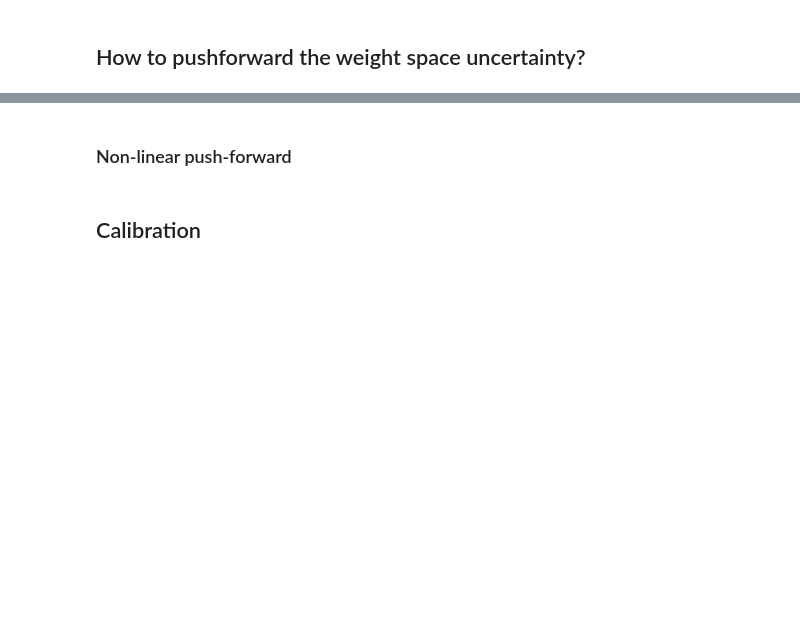
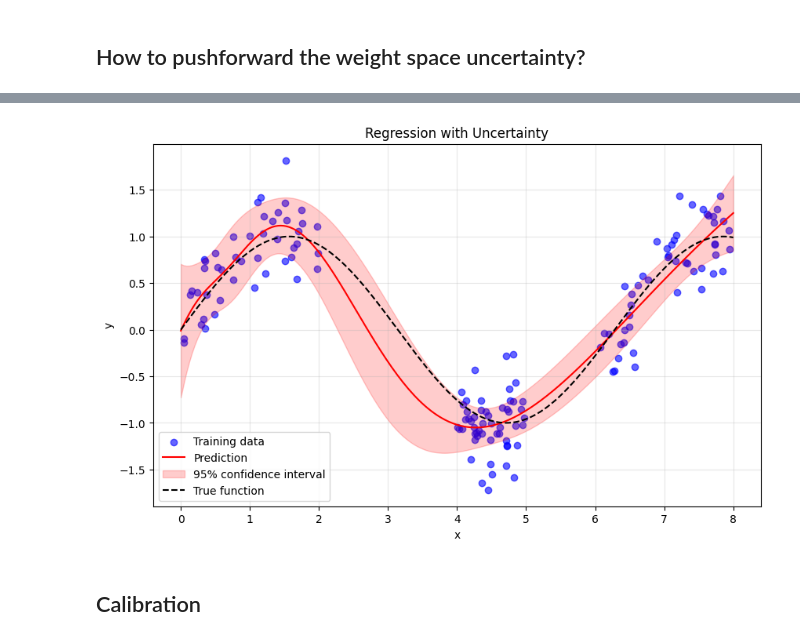
Before and after one commit to lenardrommel/laplax, a Jupyter notebook: examples/0001_posterior_gp_kernel.ipynb, the cells around one changed output, grey strips where cells are left out. Cells and saved outputs as stored; diff of their text form; code cells hidden in the pictures; blank space fills up the shorter version.

```diff
--- a/examples/0001_posterior_gp_kernel.ipynb
+++ b/examples/0001_posterior_gp_kernel.ipynb
@@ -177,41 +281,41 @@ There are three ideas for pushing forward weight space uncertainty.
 # %%
 from functools import partial
+
+from plotting import plot_regression_with_uncertainty
 
 from laplax.eval.pushforward import (
     lin_pred_mean,
     lin_pred_var,
     lin_setup,
     set_lin_pushforward,
 )
 
 # Setup linearized pushforward
 set_prob_predictive = partial(
     set_lin_pushforward,
     model_fn=model_fn,
     mean_params=params,
     posterior_fn=posterior_fn,
     pushforward_fns=[
         lin_setup,
         lin_pred_mean,
         lin_pred_var,
     ],
 )
-prior_arguments = {"prior_prec": 1.0}  # Choose any prior precision.
+prior_arguments = {"prior_prec": 1.}  # Choose any prior precision.
 prob_predictive = set_prob_predictive(
     prior_arguments=prior_arguments,
 )
 
-X_range = jnp.linspace(0, 8, 200).reshape(200, 1)
-pred = jax.vmap(prob_predictive)(X_range)
-pred_mean = pred["pred_mean"][:, 0]
-pred_var = pred["pred_var"][:, 0]
-print(pred_mean.shape, pred_var.shape)
-plot_regression_with_uncertainty(
-    train_input=train_batch["input"],
-    train_target=train_batch["target"],
-    X_grid=X_range,
-    Y_pred=pred_mean,
-    Y_var=pred_var,
+X_pred = jnp.linspace(0, 8, 200).reshape(200, 1)
+pred = jax.vmap(prob_predictive)(X_pred)
+
+_ = plot_regression_with_uncertainty(
+    X_train=train_batch["input"],
+    y_train=train_batch["target"],
+    X_pred=X_pred,
+    y_pred=pred["pred_mean"][:, 0],
+    y_std=jnp.sqrt(pred["pred_var"][:, 0])
 )
+# %% [output]
+[figure, added]
-# %% [markdown]
-### Non-linear push-forward
```
Also changed, not shown: parts of 78 cells of this notebook.
